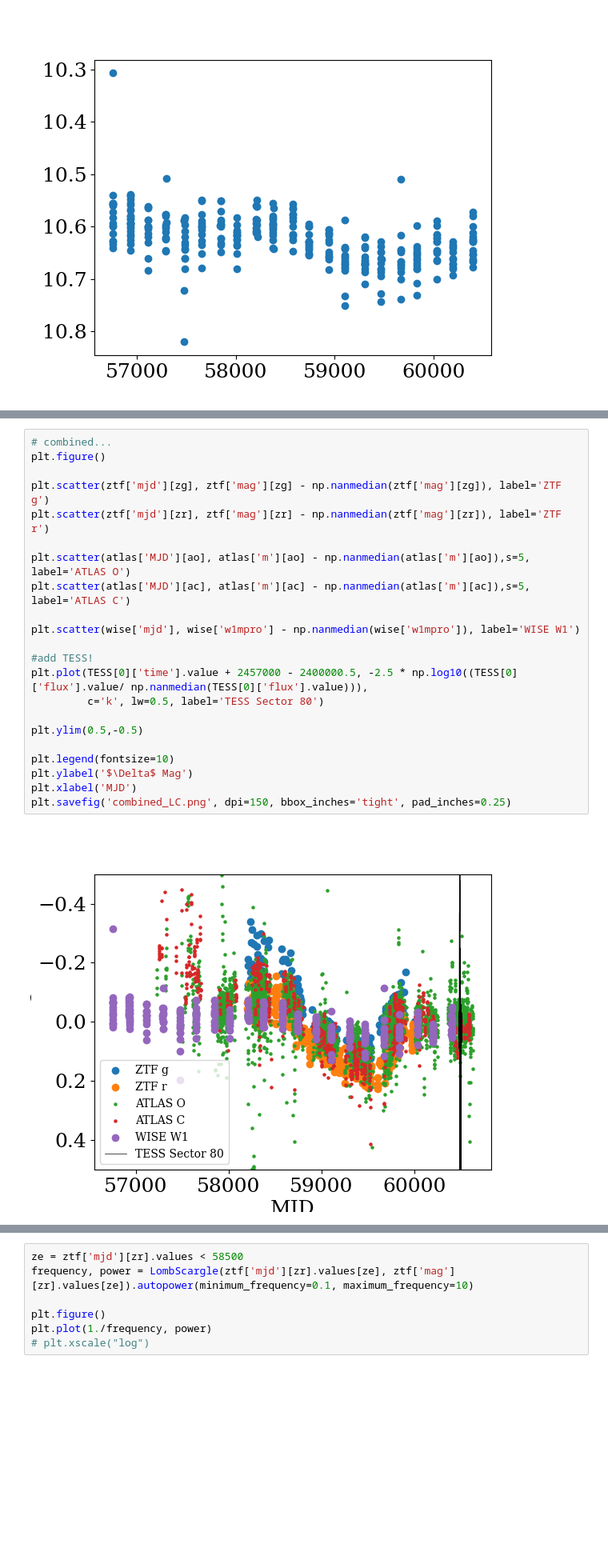
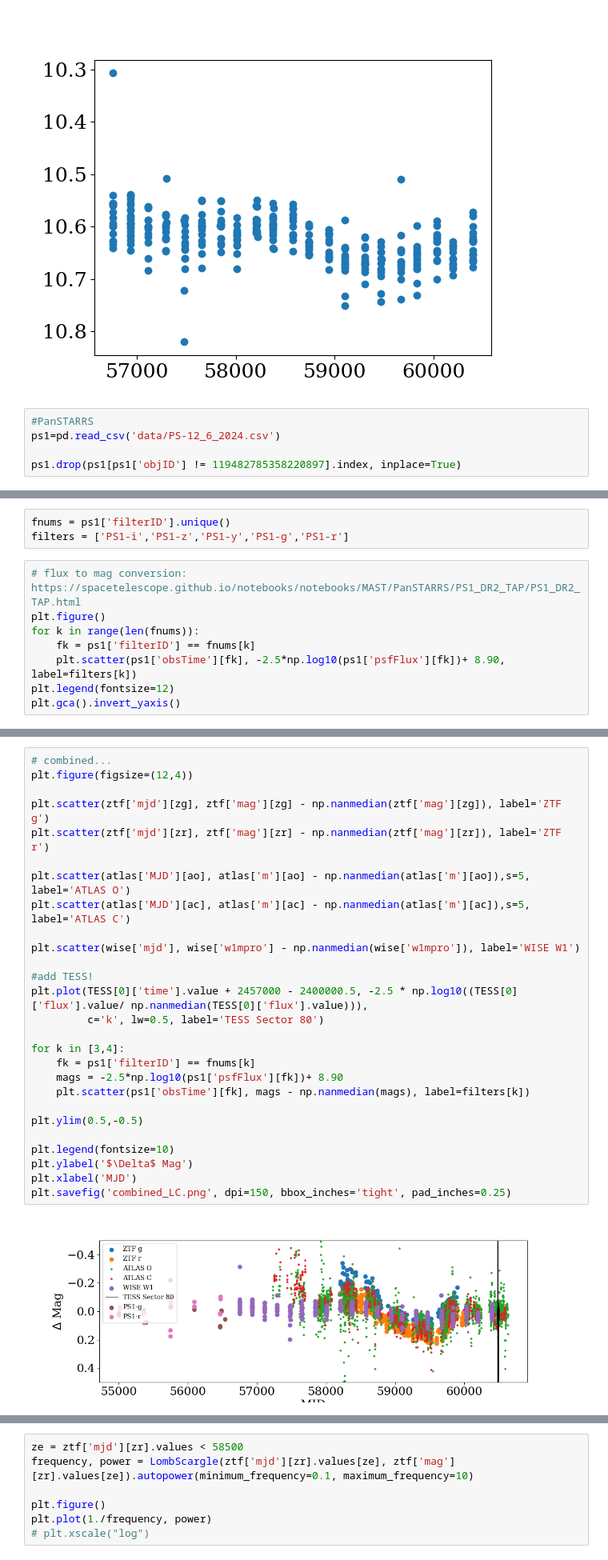
Before and after one commit to jradavenport/ZTF24aaerzwh, a Jupyter notebook: explore.ipynb, the cells around one changed output, grey strips where cells are left out. Shown at 80% size. Cells and saved outputs as stored; diff of their text form; blank space fills up the shorter version.

```diff
--- a/explore.ipynb
+++ b/explore.ipynb
@@ -72,3 +72,8 @@ plt.scatter(wise['mjd'], wise['w1mpro'])
 plt.gca().invert_yaxis()
 # %% [output]
 [figure]
+# %%
+#PanSTARRS
+ps1=pd.read_csv('data/PS-12_6_2024.csv')
+
+ps1.drop(ps1[ps1['objID'] != 119482785358220897].index, inplace=True)
@@ -74,0 +84,11 @@ plt.gca().invert_yaxis()
+# %%
+fnums = ps1['filterID'].unique()
+filters = ['PS1-i','PS1-z','PS1-y','PS1-g','PS1-r']
+# %%
+# flux to mag conversion: https://spacetelescope.github.io/notebooks/notebooks/MAST/PanSTARRS/PS1_DR2_TAP/PS1_DR2_TAP.html
+plt.figure()
+for k in range(len(fnums)):
+    fk = ps1['filterID'] == fnums[k]
+    plt.scatter(ps1['obsTime'][fk], -2.5*np.log10(ps1['psfFlux'][fk])+ 8.90, label=filters[k])
+plt.legend(fontsize=12)
+plt.gca().invert_yaxis()
@@ -75,24 +105,29 @@ plt.gca().invert_yaxis()
 # %%
 # combined...
-plt.figure()
+plt.figure(figsize=(12,4))
 
 plt.scatter(ztf['mjd'][zg], ztf['mag'][zg] - np.nanmedian(ztf['mag'][zg]), label='ZTF g')
 plt.scatter(ztf['mjd'][zr], ztf['mag'][zr] - np.nanmedian(ztf['mag'][zr]), label='ZTF r')
 
 plt.scatter(atlas['MJD'][ao], atlas['m'][ao] - np.nanmedian(atlas['m'][ao]),s=5, label='ATLAS O')
 plt.scatter(atlas['MJD'][ac], atlas['m'][ac] - np.nanmedian(atlas['m'][ac]),s=5, label='ATLAS C')
 
 plt.scatter(wise['mjd'], wise['w1mpro'] - np.nanmedian(wise['w1mpro']), label='WISE W1')
 
 #add TESS!
 plt.plot(TESS[0]['time'].value + 2457000 - 2400000.5, -2.5 * np.log10((TESS[0]['flux'].value/ np.nanmedian(TESS[0]['flux'].value))),
          c='k', lw=0.5, label='TESS Sector 80')
 
+for k in [3,4]:
+    fk = ps1['filterID'] == fnums[k]
+    mags = -2.5*np.log10(ps1['psfFlux'][fk])+ 8.90
+    plt.scatter(ps1['obsTime'][fk], mags - np.nanmedian(mags), label=filters[k])
+
 plt.ylim(0.5,-0.5)
 
 plt.legend(fontsize=10)
 plt.ylabel('$\Delta$ Mag')
 plt.xlabel('MJD')
 plt.savefig('combined_LC.png', dpi=150, bbox_inches='tight', pad_inches=0.25)
 # %% [output]
-[figure, old version]
+[figure, new version]
```
Also changed, not shown: parts of 8 cells of this notebook, 3 other files.
